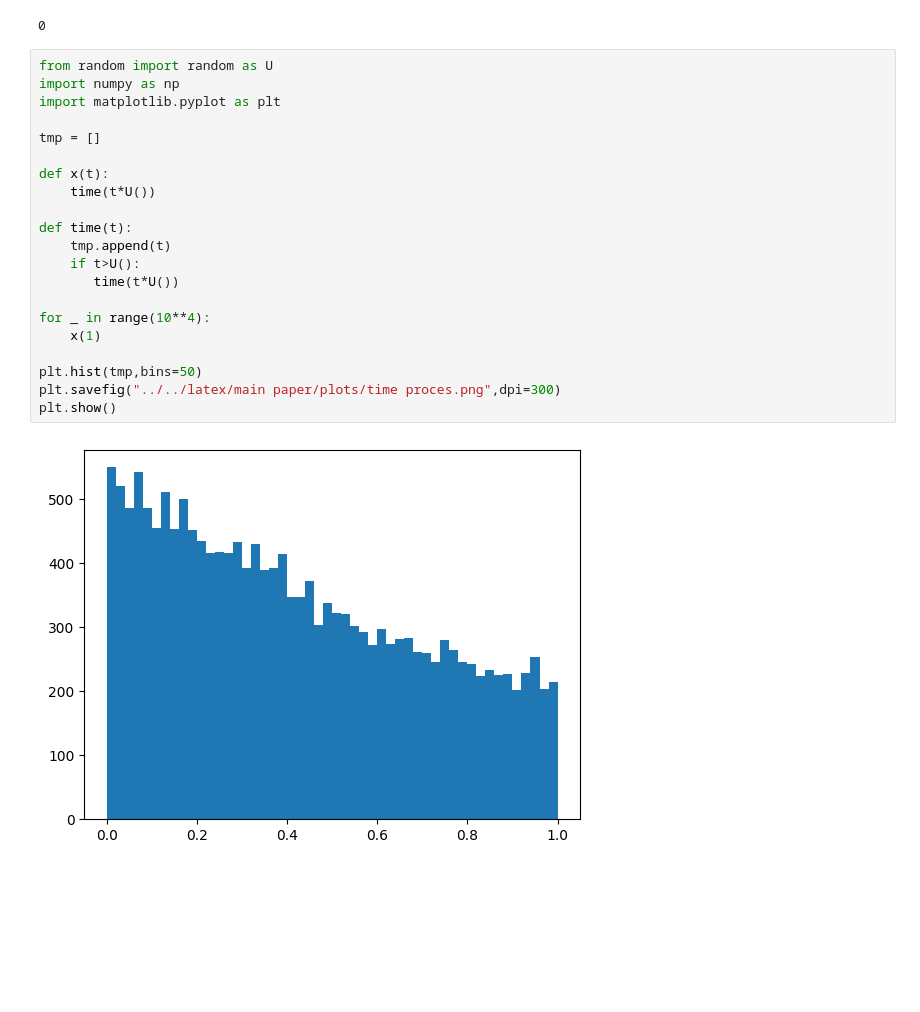
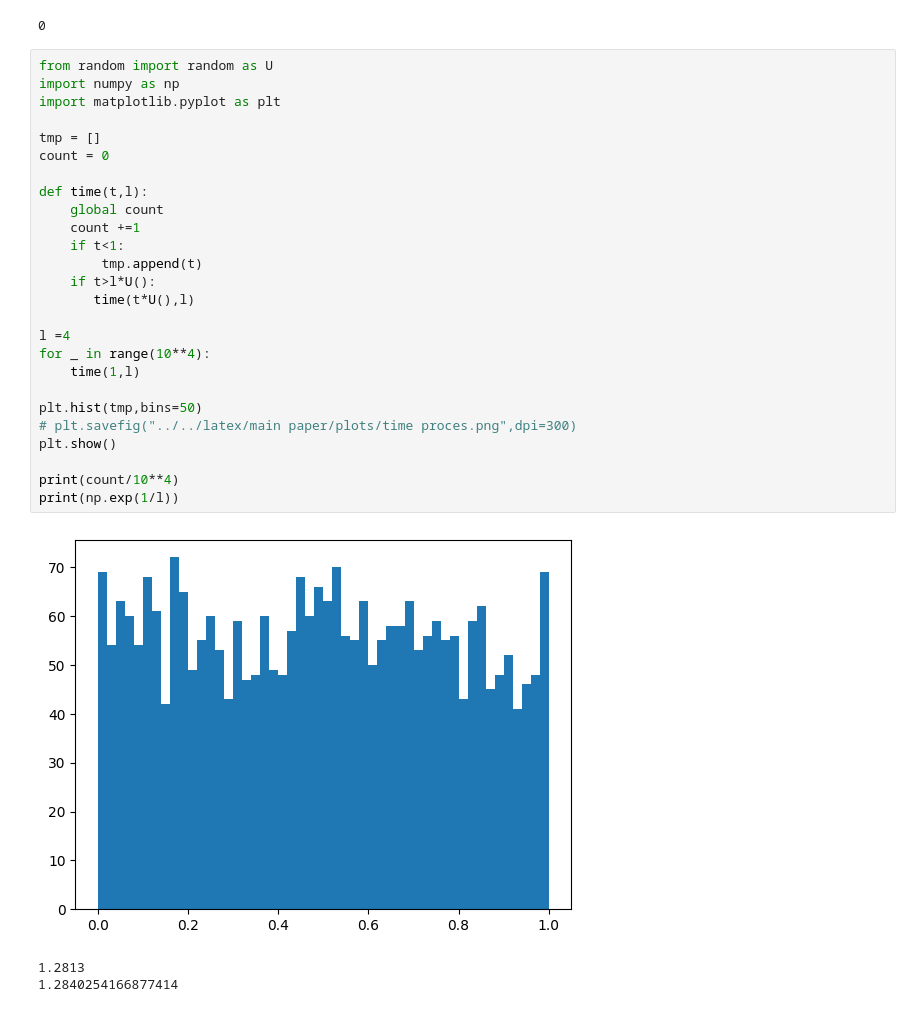
Before and after one commit to ISIPINK/masterthesis_MC_linear_ODEs, a Jupyter notebook: experiments/tests_period_6/time proces tests.ipynb, the cells around one changed output. Cells and saved outputs as stored; diff of their text form; blank space fills up the shorter version.

```diff
--- a/experiments/tests_period_6/time proces tests.ipynb
+++ b/experiments/tests_period_6/time proces tests.ipynb
@@ -72,23 +72,30 @@ hey
 # %%
 from random import random as U
 import numpy as np
 import matplotlib.pyplot as plt
 
 tmp = []
+count = 0
 
-def x(t):
-    time(t*U())
+def time(t,l):
+    global count
+    count +=1
+    if t<1:
+        tmp.append(t)
+    if t>l*U():
+       time(t*U(),l)
 
-def time(t):
-    tmp.append(t)
-    if t>U():
-       time(t*U())
-
+l =4
 for _ in range(10**4):
-    x(1)
+    time(1,l)
 
 plt.hist(tmp,bins=50)
-plt.savefig("../../latex/main paper/plots/time proces.png",dpi=300)
+# plt.savefig("../../latex/main paper/plots/time proces.png",dpi=300)
 plt.show()
+
+print(count/10**4)
+print(np.exp(1/l))
 # %% [output]
-[figure, old version]
+[figure, new version]
+1.2813
+1.2840254166877414
```
Also changed, not shown: 8 other files.
